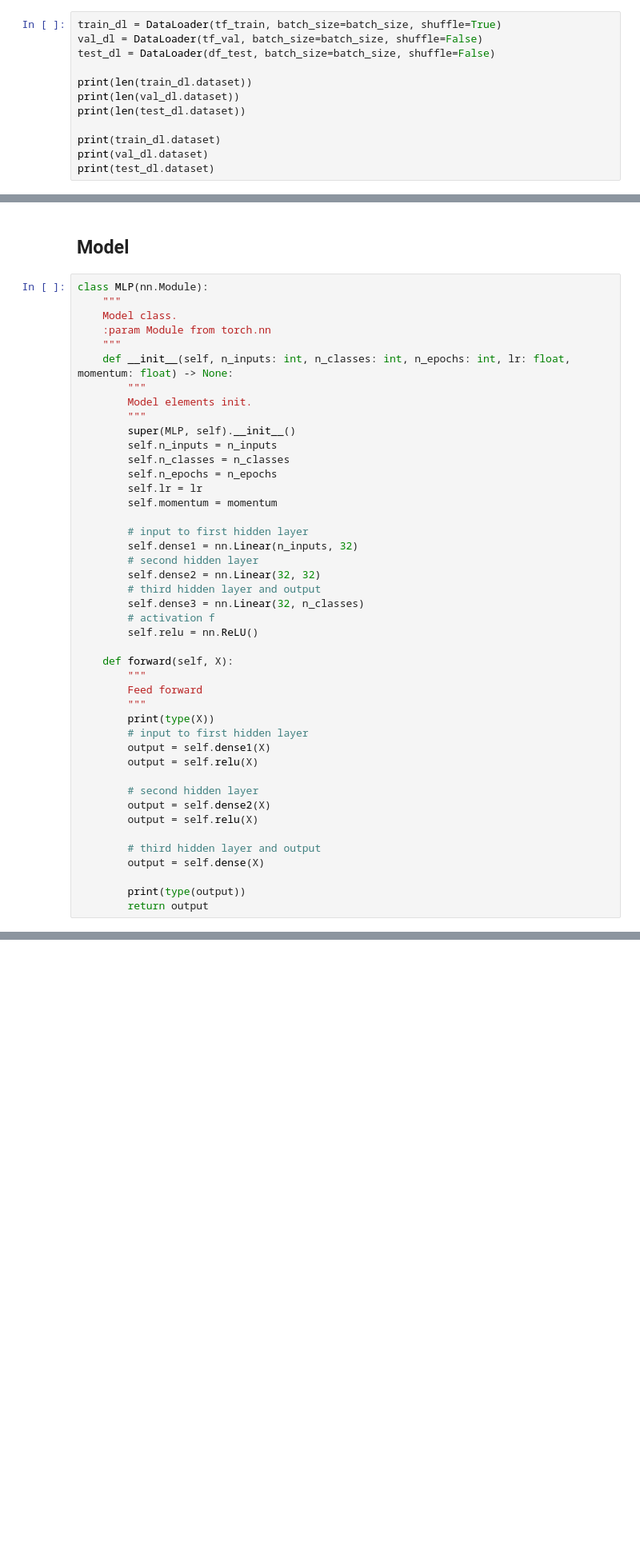
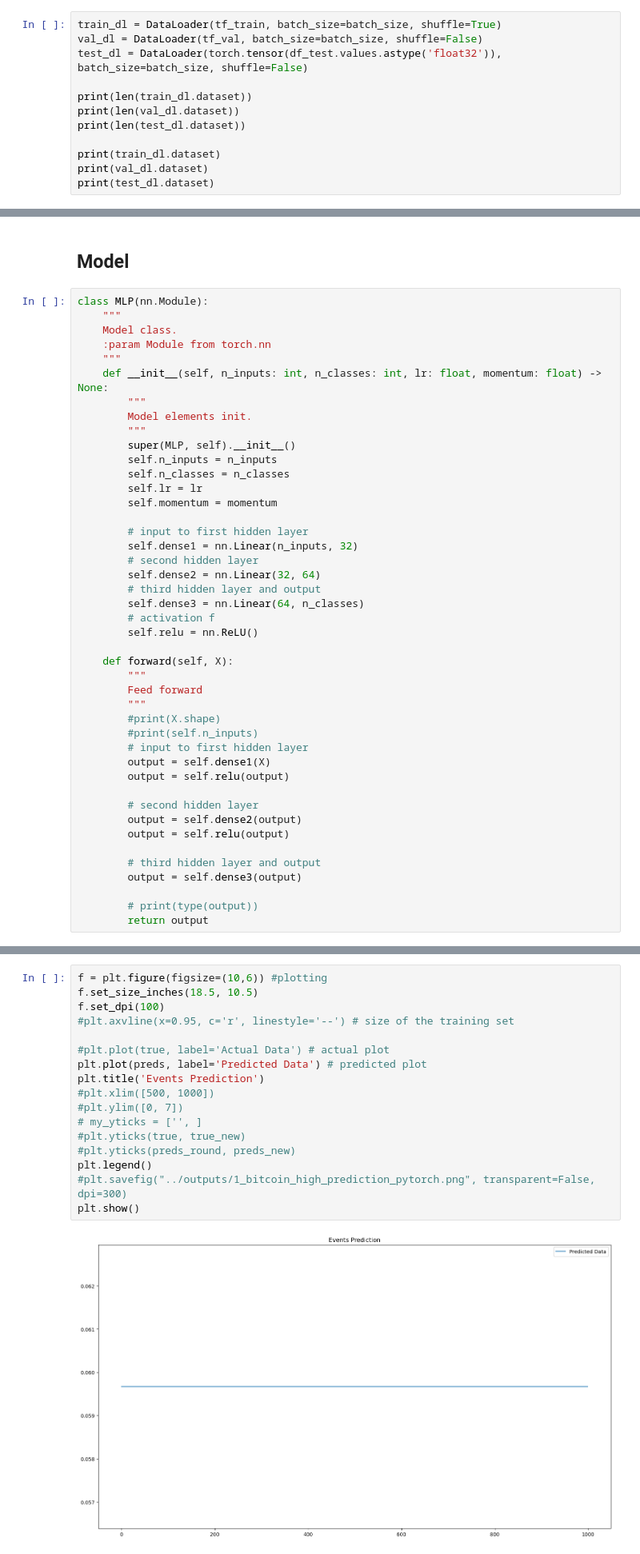
Before and after one commit to Matovic/mobile-price-classification, a Jupyter notebook: src/MLP_PyTorch.ipynb, the cells around one changed output, grey strips where cells are left out. Shown at 80% size. Saved outputs shown, nothing was run; the diff lists cells and outputs as text; blank space fills up the shorter version.

```diff
--- a/src/MLP_PyTorch.ipynb
+++ b/src/MLP_PyTorch.ipynb
@@ -111,7 +106,7 @@ print(tf_val.dataset.shape)
 # %%
 train_dl = DataLoader(tf_train, batch_size=batch_size, shuffle=True)
 val_dl = DataLoader(tf_val, batch_size=batch_size, shuffle=False)
-test_dl = DataLoader(df_test, batch_size=batch_size, shuffle=False)
+test_dl = DataLoader(torch.tensor(df_test.values.astype('float32')), batch_size=batch_size, shuffle=False)
 
 print(len(train_dl.dataset))
 print(len(val_dl.dataset))
@@ -146,23 +146,22 @@ class MLP(nn.Module):
     Model class.
     :param Module from torch.nn
     """
-    def __init__(self, n_inputs: int, n_classes: int, n_epochs: int, lr: float, momentum: float) -> None:
+    def __init__(self, n_inputs: int, n_classes: int, lr: float, momentum: float) -> None:
         """
         Model elements init.
         """
         super(MLP, self).__init__()
         self.n_inputs = n_inputs
         self.n_classes = n_classes
-        self.n_epochs = n_epochs
         self.lr = lr
         self.momentum = momentum
 
         # input to first hidden layer
         self.dense1 = nn.Linear(n_inputs, 32)
         # second hidden layer
-        self.dense2 = nn.Linear(32, 32)
+        self.dense2 = nn.Linear(32, 64)
         # third hidden layer and output
-        self.dense3 = nn.Linear(32, n_classes)
+        self.dense3 = nn.Linear(64, n_classes)
         # activation f
         self.relu = nn.ReLU()
 
@@ -170,19 +169,20 @@ class MLP(nn.Module):
         """
         Feed forward
         """
-        print(type(X))
+        #print(X.shape)
+        #print(self.n_inputs)
         # input to first hidden layer
         output = self.dense1(X)
-        output = self.relu(X)
+        output = self.relu(output)
 
         # second hidden layer
-        output = self.dense2(X)
-        output = self.relu(X)
+        output = self.dense2(output)
+        output = self.relu(output)
 
         # third hidden layer and output
-        output = self.dense(X)
+        output = self.dense3(output)
 
-        print(type(output))
+        # print(type(output))
         return output
 # %%
 def train_mlp(n_epochs, mlp, optimizer, loss_fn, train_loader,
@@ -319,0 +457,19 @@ KeyError: 408
+# %%
+f = plt.figure(figsize=(10,6)) #plotting
+f.set_size_inches(18.5, 10.5)
+f.set_dpi(100)
+#plt.axvline(x=0.95, c='r', linestyle='--') # size of the training set
+
+#plt.plot(true, label='Actual Data') # actual plot
+plt.plot(preds, label='Predicted Data') # predicted plot
+plt.title('Events Prediction')
+#plt.xlim([500, 1000])
+#plt.ylim([0, 7])
+# my_yticks = ['', ]
+#plt.yticks(true, true_new)
+#plt.yticks(preds_round, preds_new)
+plt.legend()
+#plt.savefig("../outputs/1_bitcoin_high_prediction_pytorch.png", transparent=False, dpi=300)
+plt.show()
+# %% [output]
+[figure, added]
```
Also changed, not shown: parts of 14 cells of this notebook.
